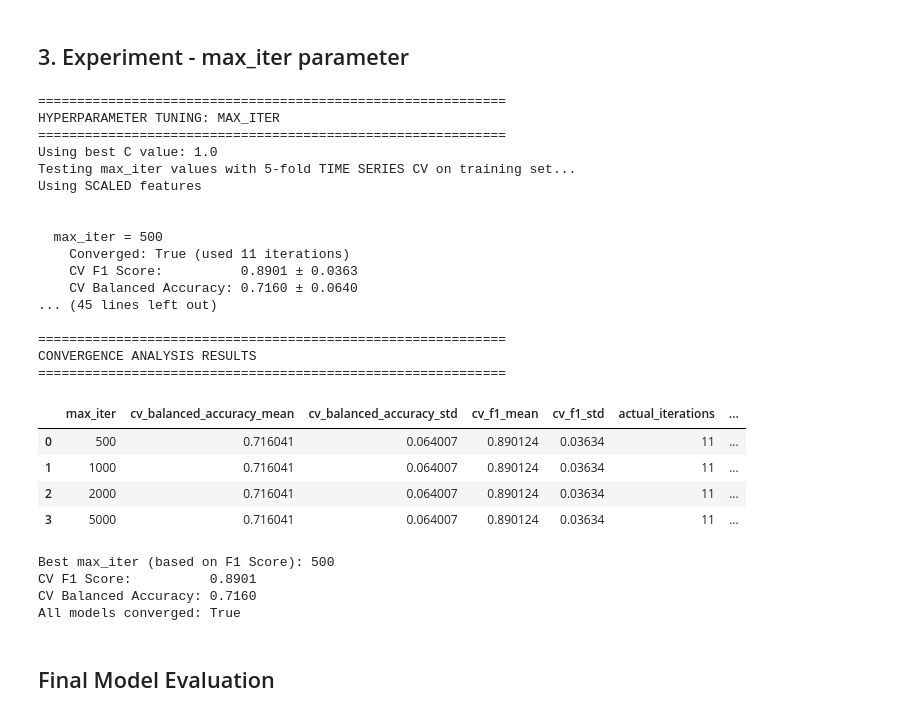
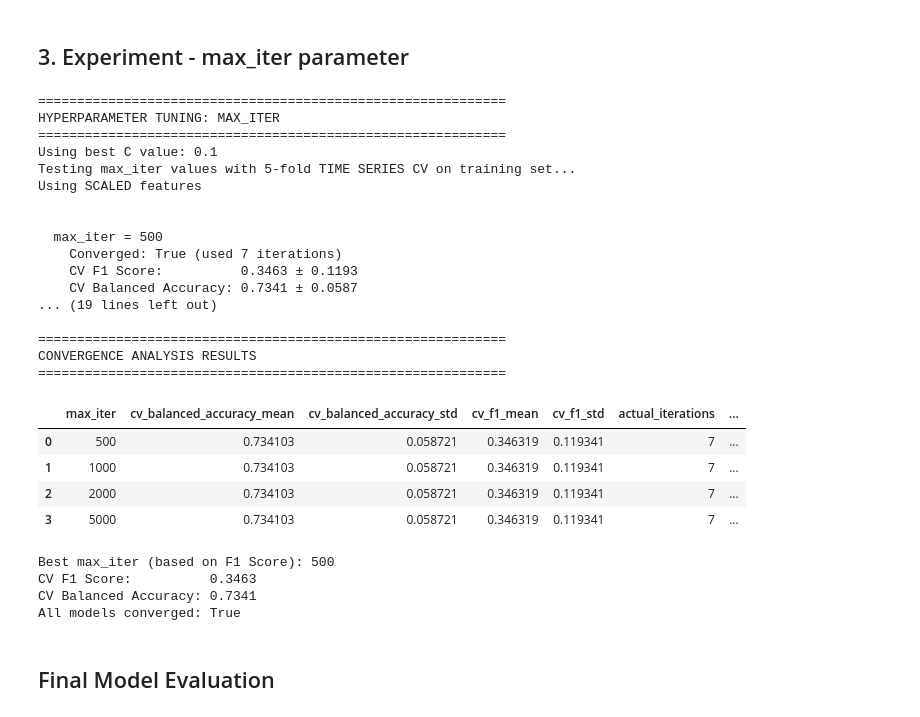
Before and after one commit to tomashobza/tuw_ml_seattle_crime, a Jupyter notebook: svm_ozone/svm_ozone.ipynb, the cells around one changed output. Drawn from its saved outputs; the diff is of its cells as text; code cells hidden in the pictures.

```diff
--- a/svm_ozone/svm_ozone.ipynb
+++ b/svm_ozone/svm_ozone.ipynb
@@ -193,7 +193,7 @@ max   7.500  7.700  7.100  7.300  7.200  7.400  7.400  7.500  9.200  8.500
 print("\n" + "="*60)
 print("HOLDOUT VS TIME SERIES CROSS-VALIDATION COMPARISON")
 print("="*60)
-print("Primary metric: F1 Score (weighted)")
+print("Primary metric: F1 Score (binary)")
 print("Using TimeSeriesSplit to respect temporal ordering")
 print("="*60)
 
@@ -205,7 +205,7 @@ model.fit(X_train_scaled, y_train)
 holdout_time = time.time() - start
 
 y_pred = model.predict(X_test_scaled)
-holdout_f1 = f1_score(y_test, y_pred, average='weighted')
+holdout_f1 = f1_score(y_test, y_pred, average='binary')
 holdout_bal_acc = balanced_accuracy_score(y_test, y_pred)
 
 print(f"  Holdout F1 Score:         {holdout_f1:.4f}")
@@ -223,7 +223,7 @@ cv_scores_f1 = cross_val_score(
     X_train_scaled,
     y_train,
     cv=kf,
-    scoring='f1_weighted',
+    scoring='f1',
     n_jobs=-1
 )
 
@@ -372,7 +372,7 @@ for C in C_values:
     cv_scores_f1 = cross_val_score(
         model, X_train_scaled, y_train,  # ← Using scaled data
         cv=kf,
-        scoring='f1_weighted',  # Changed to f1_weighted for binary classification
+        scoring='f1',  # Changed to f1_weighted for binary classification
         n_jobs=-1
     )
     cv_scores_precision = cross_val_score(
@@ -557,7 +557,7 @@ for max_iter in max_iter_values:
     cv_scores_f1 = cross_val_score(
         model, X_train_scaled, y_train,  # ← Using scaled data
         cv=kf,
-        scoring='f1_weighted',
+        scoring='f1',
         n_jobs=-1
     )
     cv_time = time.time() - start
@@ -586,45 +586,45 @@ for max_iter in max_iter_values:
 
 results_iter_df = pd.DataFrame(results_iter)
 
 print("\n" + "="*60)
 print("CONVERGENCE ANALYSIS RESULTS")
 print("="*60)
 display(results_iter_df)
 
 # Find best based on F1 score (primary metric)
 best_iter_idx_f1 = results_iter_df['cv_f1_mean'].idxmax()
 best_max_iter = results_iter_df.loc[best_iter_idx_f1, 'max_iter']
 
 print(f"\nBest max_iter (based on F1 Score): {best_max_iter}")
 print(f"CV F1 Score:          {results_iter_df.loc[best_iter_idx_f1, 'cv_f1_mean']:.4f}")
 print(f"CV Balanced Accuracy: {results_iter_df.loc[best_iter_idx_f1, 'cv_balanced_accuracy_mean']:.4f}")
 print(f"All models converged: {results_iter_df['converged'].all()}")
 # %% [output]
 ============================================================
 HYPERPARAMETER TUNING: MAX_ITER
 ============================================================
-Using best C value: 1.0
+Using best C value: 0.1
 Testing max_iter values with 5-fold TIME SERIES CV on training set...
 Using SCALED features
 
 
   max_iter = 500
-    Converged: True (used 11 iterations)
-    CV F1 Score:          0.8901 ± 0.0363
-    CV Balanced Accuracy: 0.7160 ± 0.0640
-... (45 lines left out)
+    Converged: True (used 7 iterations)
+    CV F1 Score:          0.3463 ± 0.1193
+    CV Balanced Accuracy: 0.7341 ± 0.0587
+... (19 lines left out)
 
 ============================================================
 CONVERGENCE ANALYSIS RESULTS
 ============================================================
 |  | max_iter | cv_balanced_accuracy_mean | cv_balanced_accuracy_std | cv_f1_mean | cv_f1_std | actual_iterations | ... |
-| 0 | 500 | 0.716041 | 0.064007 | 0.890124 | 0.03634 | 11 | ... |
-| 1 | 1000 | 0.716041 | 0.064007 | 0.890124 | 0.03634 | 11 | ... |
-| 2 | 2000 | 0.716041 | 0.064007 | 0.890124 | 0.03634 | 11 | ... |
-| 3 | 5000 | 0.716041 | 0.064007 | 0.890124 | 0.03634 | 11 | ... |
+| 0 | 500 | 0.734103 | 0.058721 | 0.346319 | 0.119341 | 7 | ... |
+| 1 | 1000 | 0.734103 | 0.058721 | 0.346319 | 0.119341 | 7 | ... |
+| 2 | 2000 | 0.734103 | 0.058721 | 0.346319 | 0.119341 | 7 | ... |
+| 3 | 5000 | 0.734103 | 0.058721 | 0.346319 | 0.119341 | 7 | ... |
 Best max_iter (based on F1 Score): 500
-CV F1 Score:          0.8901
-CV Balanced Accuracy: 0.7160
+CV F1 Score:          0.3463
+CV Balanced Accuracy: 0.7341
 All models converged: True
 # %% [markdown]
 ## Final Model Evaluation
```
Also changed, not shown: parts of 4 cells of this notebook, 1 other file.
